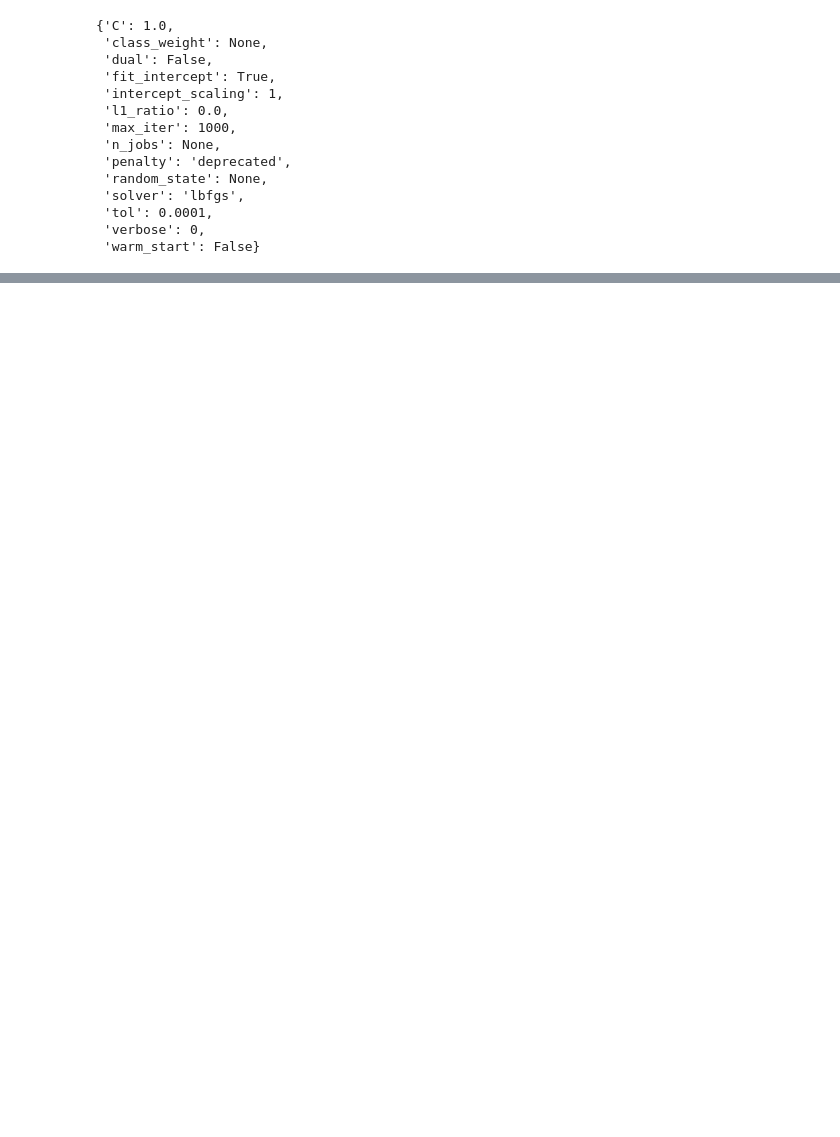
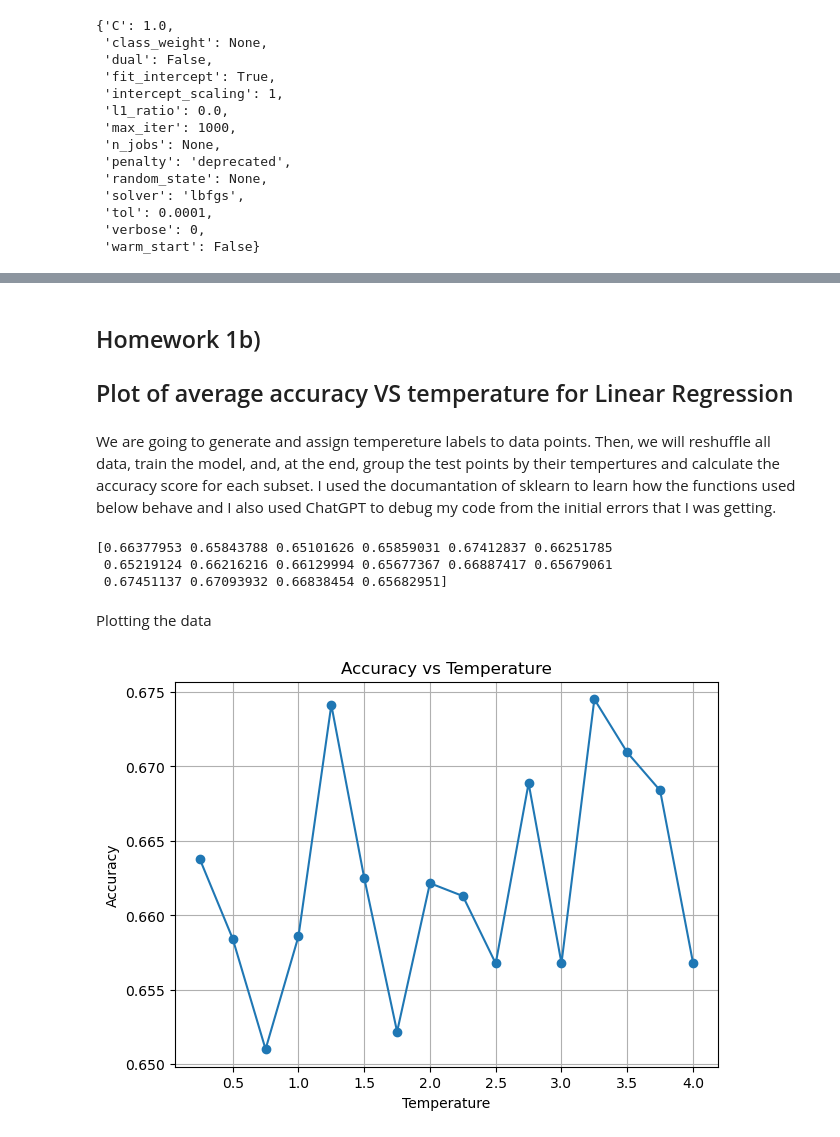
Before and after one commit to HannaKarwowska/Scientific-Machine-Learning-PSI-2026, a Jupyter notebook: Homework/My Homeworks/HW1_Hanna.ipynb, the cells around one changed output, grey strips where cells are left out. Drawn from its saved outputs; the diff is of its cells as text; code cells hidden in the pictures; blank space fills up the shorter version.

```diff
--- a/Homework/My Homeworks/HW1_Hanna.ipynb
+++ b/Homework/My Homeworks/HW1_Hanna.ipynb
@@ -120,0 +241,65 @@ model.get_params()
+# %% [markdown]
+## Homework 1b)
+
+## Plot of average accuracy VS temperature for Linear Regression
+# %% [markdown]
+We are going to generate and assign tempereture labels to data points. Then, we will reshuffle all data, train the model, and, at the end, group the test points by their tempertures and calculate the accuracy score for each subset. I used the documantation of sklearn to learn how the functions used below behave and I also used ChatGPT to debug my code from the initial errors that I was getting.
+# %%
+temperatures = np.linspace(0.25, 4, 16)
+
+# repeat each temperature 10,000 times
+temp_per_sample = np.repeat(temperatures, 10000)
+
+# assigning temperature to data points and shiffling the data
+temp_per_sample.shape == labels.shape
+
+data, labels, temp_per_sample = shuffle(data, labels, temp_per_sample, random_state=42)
+
+# splitting the data into train and test set
+x, y = data, labels
+x_train, x_test, y_train, y_test, T_train, T_test = train_test_split(x, y, temp_per_sample, test_size=0.5, random_state=42)
+
+# defining the model
+model = LogisticRegression(C=1.0, max_iter=1000)
+
+# training the model
+model.fit(x_train, y_train)
+
+# generating predictions of labels on the test set
+y_pred = model.predict(x_test)
+
+# defining an accuracy array
+accuracy_array = np.zeros(len(temperatures))
+
+# loop over temperatures
+for t in np.arange(len(temperatures)):
+    # create a mask that selects subset of test data points and predictions with given tempereture
+    mask = T_test == temperatures[t]
+    y_true_subset = y_test[mask]
+    y_pred_subset = y_pred[mask]
+
+    subset_accuracy = accuracy_score(y_true_subset, y_pred_subset)
+    accuracy_array[t] = subset_accuracy
+
+print(accuracy_array)
+# %% [output]
+[0.66377953 0.65843788 0.65101626 0.65859031 0.67412837 0.66251785
+ 0.65219124 0.66216216 0.66129994 0.65677367 0.66887417 0.65679061
+ 0.67451137 0.67093932 0.66838454 0.65682951]
+# %% [markdown]
+Plotting the data
+# %%
+fig, ax = plt.subplots(figsize=(7, 5))
+
+ax.plot(temperatures, accuracy_array, marker='o', linestyle='-')
+
+ax.set_xlabel('Temperature')
+ax.set_ylabel('Accuracy')
+ax.set_title('Accuracy vs Temperature')
+
+ax.grid(True)
+
+fig.savefig('Plot_Linear_Regression.png')
+plt.show()
+# %% [output]
+[figure, added]
```
Also changed, not shown: parts of 16 cells of this notebook, 1 other file.
